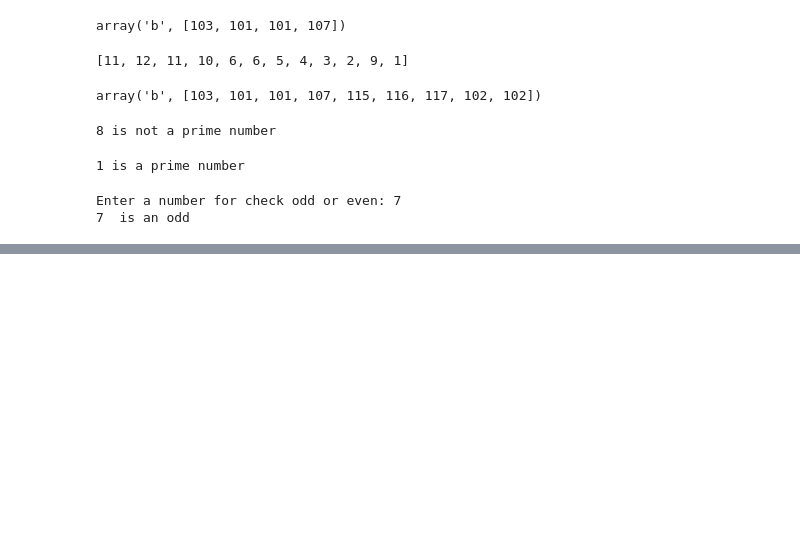
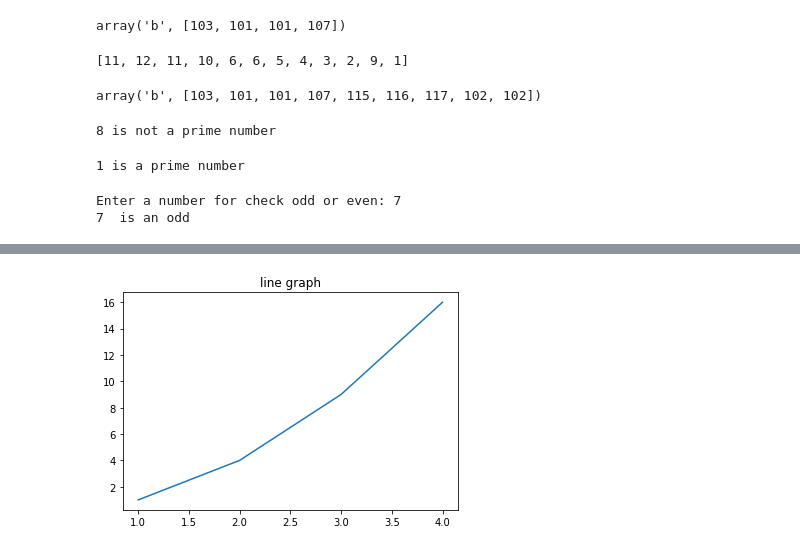
Before and after one commit to lavanyagowda1998/internship, a Jupyter notebook: intruduction_to_phython.ipynb, the cells around one changed output, grey strips where cells are left out. Drawn from its saved outputs; the diff is of its cells as text; code cells hidden in the pictures; blank space fills up the shorter version.

```diff
--- a/intruduction_to_phython.ipynb
+++ b/intruduction_to_phython.ipynb
@@ -951,0 +959,6 @@ Enter a number for check odd or even: 7
+# %%
+plt.plot([1,2,3,4],[1,4,9,16])
+plt.title("line graph")
+plt.show()
+# %% [output]
+[figure, added]
```
Also changed, not shown: parts of 24 cells of this notebook.
